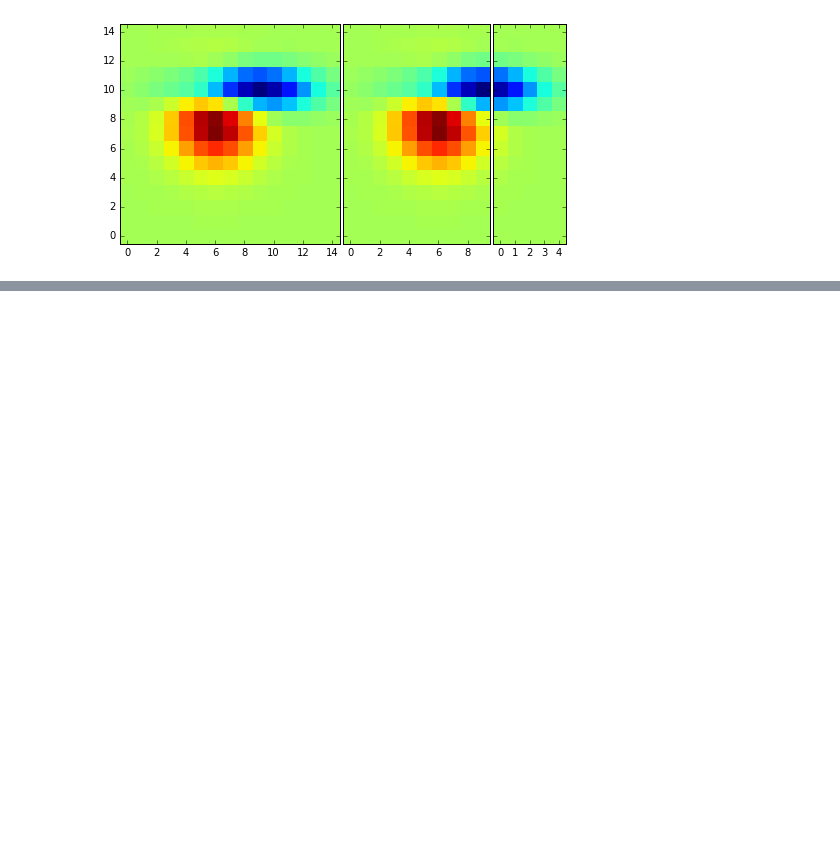
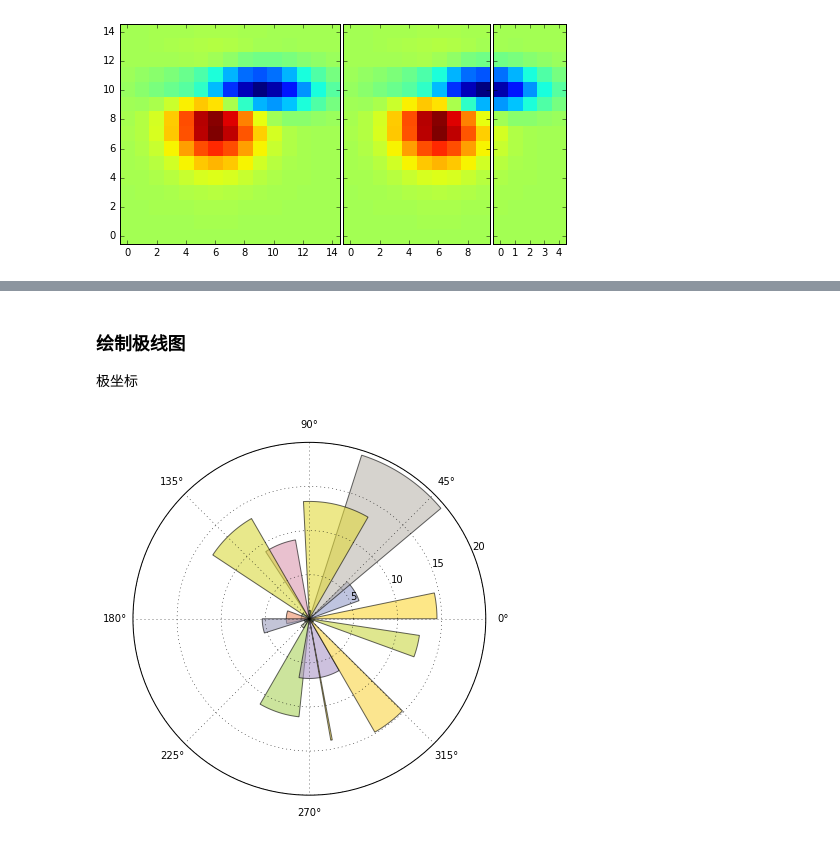
Before and after one commit to zlxs23/Data_Visualization, a Jupyter notebook: chap_4_更多图标和定制化.ipynb, the cells around one changed output, grey strips where cells are left out. Cells and saved outputs as stored; diff of their text form; code cells hidden in the pictures; blank space fills up the shorter version.

```diff
--- a/chap_4_更多图标和定制化.ipynb
+++ b/chap_4_更多图标和定制化.ipynb
@@ -231,0 +317,24 @@ if __name__ == '__main__':
+# %% [markdown]
+### 绘制极线图
+极坐标
+# %%
+import matplotlib.cm as cm
+
+figsize = 7
+colormap = lambda r: cm.Set2(r/20.)
+N = 18
+
+fig = plt.figure(figsize=(figsize, figsize))
+ax = fig.add_axes([0.2, 0.2, 0.7, 0.7], polar=True)
+
+theta = np.arange(0.0, 2 * np.pi, 2 * np.pi / N)
+radii = 20 * np.random.rand(N)
+width = np.pi / 4 * np.random.rand(N)
+bars = ax.bar(theta, radii, width=width, bottom=0.0)
+for r, bar in zip(radii, bars):
+	bar.set_facecolor(colormap(r))
+	bar.set_alpha(0.6)
+
+plt.show()
+# %% [output]
+[figure, added]
```
Also changed, not shown: parts of 8 cells of this notebook, 2 other files.
